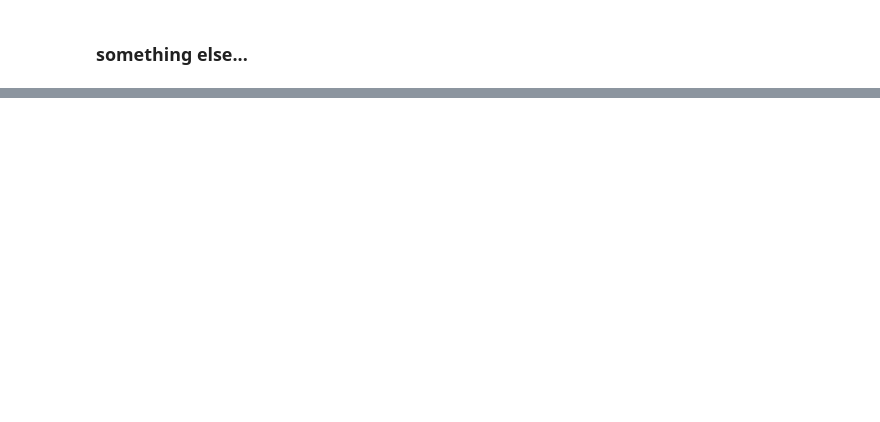
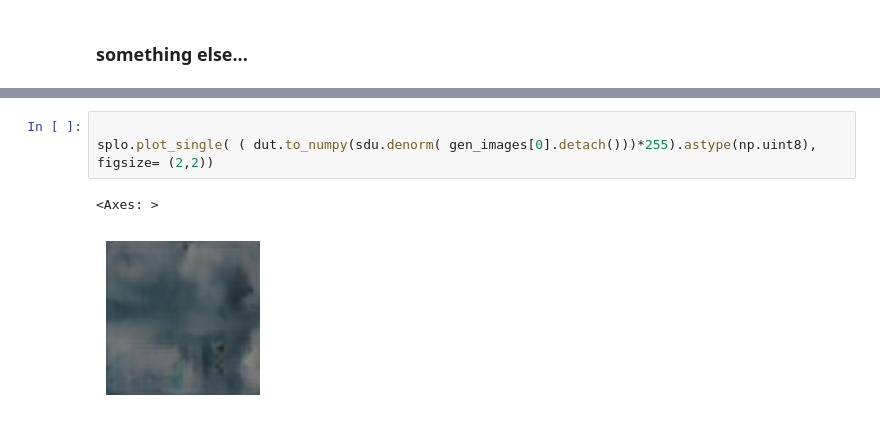
Before and after one commit to dpanas/clear-dear, a Jupyter notebook: notebooks/dp-5-dear-results-0.ipynb, the cells around one changed output, grey strips where cells are left out. Cells and saved outputs as stored; diff of their text form; blank space fills up the shorter version.

```diff
--- a/notebooks/dp-5-dear-results-0.ipynb
+++ b/notebooks/dp-5-dear-results-0.ipynb
@@ -179,0 +188,6 @@ splo.plot_single( (dut.to_numpy(gen_images[1].detach())*255).astype(np.uint8), f
+# %%
+
+splo.plot_single( ( dut.to_numpy(sdu.denorm( gen_images[0].detach()))*255).astype(np.uint8), figsize= (2,2))
+# %% [output]
+<Axes: >
+[figure, added]
```
Also changed, not shown: parts of 9 cells of this notebook, 1 other file.
